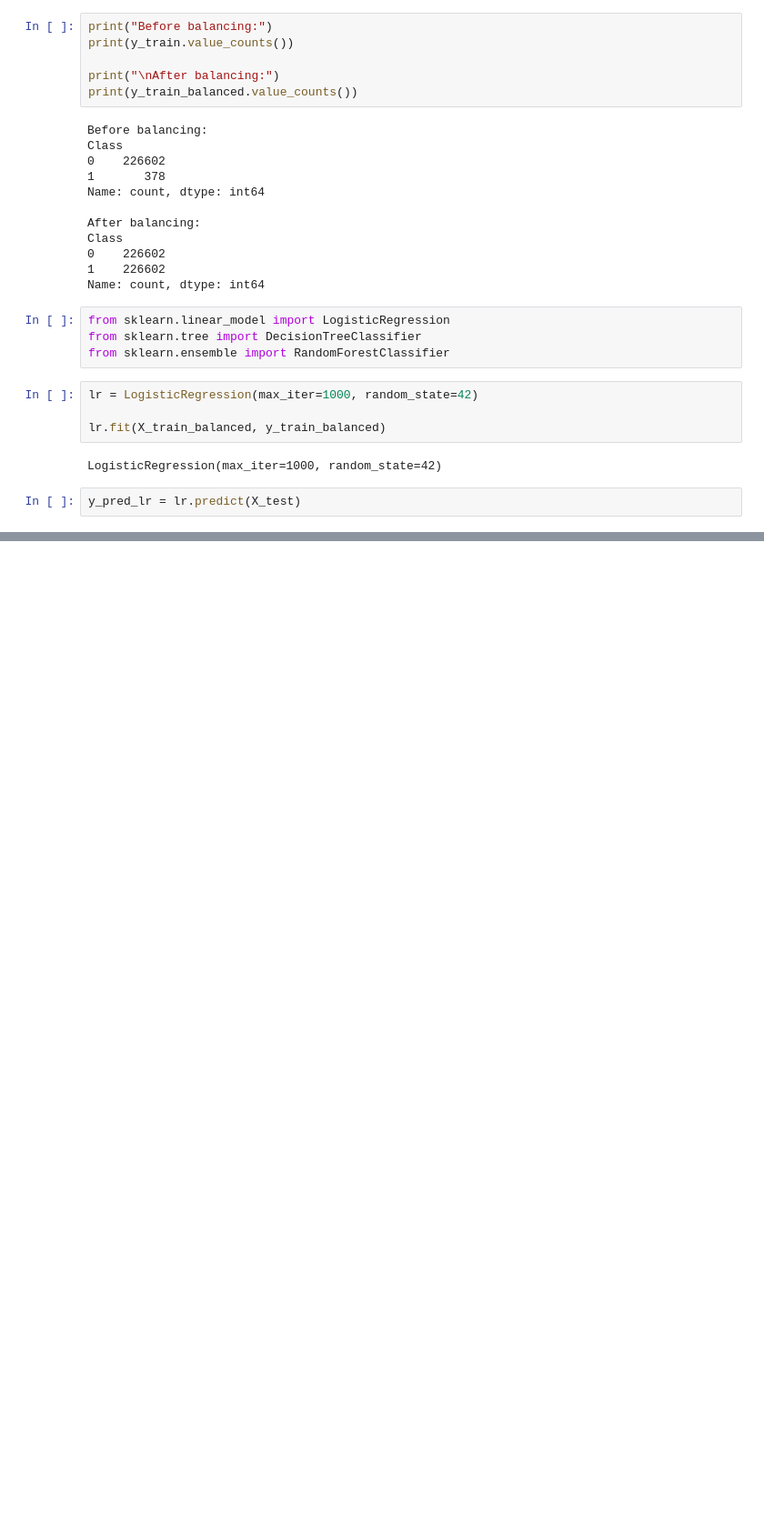
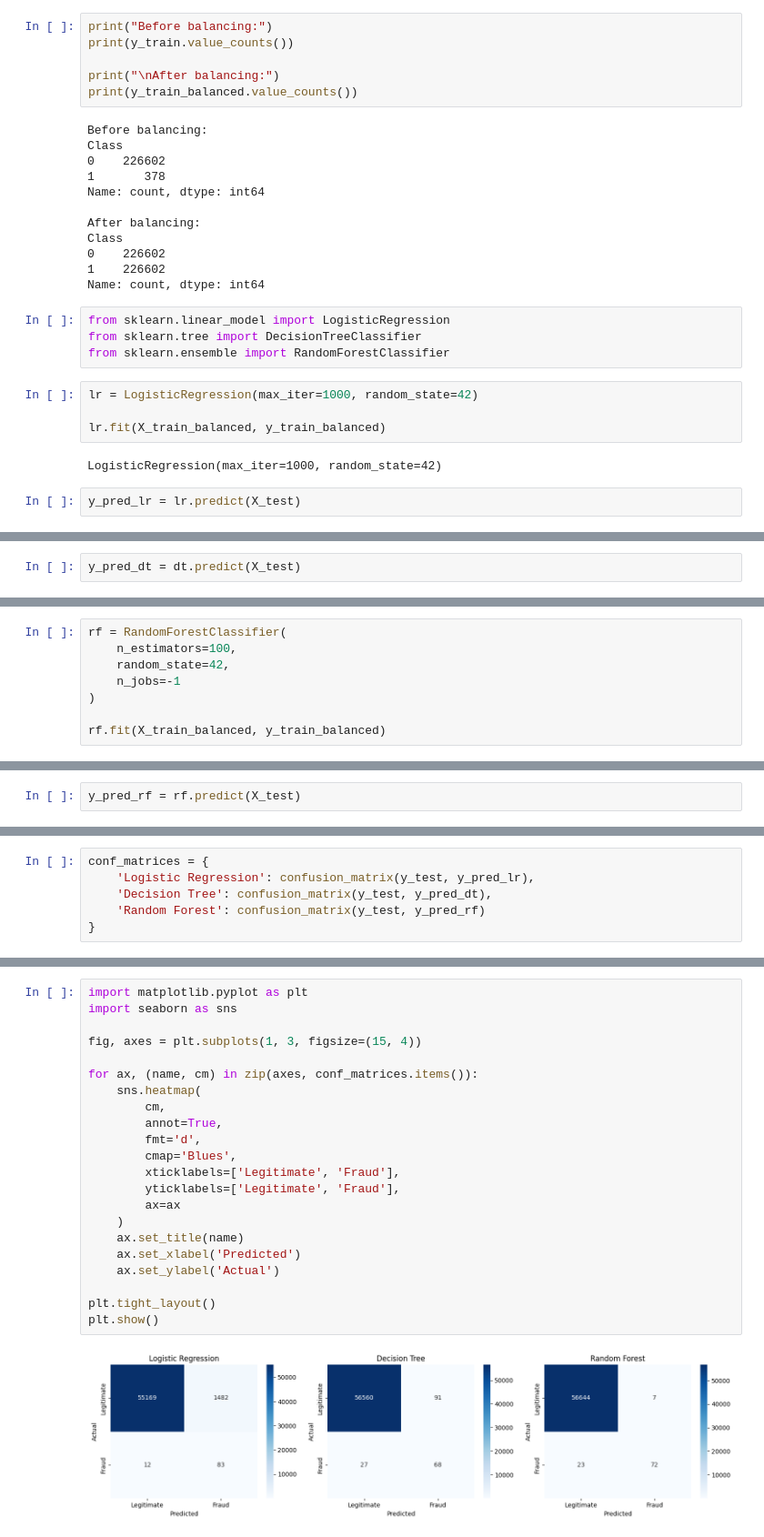
Before and after one commit to kainat-T/Fraud-Detection-ML-project, a Jupyter notebook: fraud-detection.ipynb, the cells around one changed output, grey strips where cells are left out. Shown at 91% size. Drawn from its saved outputs; the diff is of its cells as text; blank space fills up the shorter version.

Commit message:
Kaggle Notebook | Fraud detection | Version 7

```diff
--- a/fraud-detection.ipynb
+++ b/fraud-detection.ipynb
@@ -303,0 +322,2 @@ print(lr_results)
+# %%
+y_pred_dt = dt.predict(X_test)
@@ -303,0 +358,8 @@ print(lr_results)
+# %%
+rf = RandomForestClassifier(
+    n_estimators=100,
+    random_state=42,
+    n_jobs=-1
+)
+
+rf.fit(X_train_balanced, y_train_balanced)
@@ -303,0 +368,2 @@ print(lr_results)
+# %%
+y_pred_rf = rf.predict(X_test)
@@ -303,0 +404,6 @@ print(lr_results)
+# %%
+conf_matrices = {
+    'Logistic Regression': confusion_matrix(y_test, y_pred_lr),
+    'Decision Tree': confusion_matrix(y_test, y_pred_dt),
+    'Random Forest': confusion_matrix(y_test, y_pred_rf)
+}
@@ -303,0 +418,24 @@ print(lr_results)
+# %%
+import matplotlib.pyplot as plt
+import seaborn as sns
+
+fig, axes = plt.subplots(1, 3, figsize=(15, 4))
+
+for ax, (name, cm) in zip(axes, conf_matrices.items()):
+    sns.heatmap(
+        cm,
+        annot=True,
+        fmt='d',
+        cmap='Blues',
+        xticklabels=['Legitimate', 'Fraud'],
+        yticklabels=['Legitimate', 'Fraud'],
+        ax=ax
+    )
+    ax.set_title(name)
+    ax.set_xlabel('Predicted')
+    ax.set_ylabel('Actual')
+
+plt.tight_layout()
+plt.show()
+# %% [output]
+[figure, added]
```
Also changed, not shown: parts of 14 cells of this notebook.
